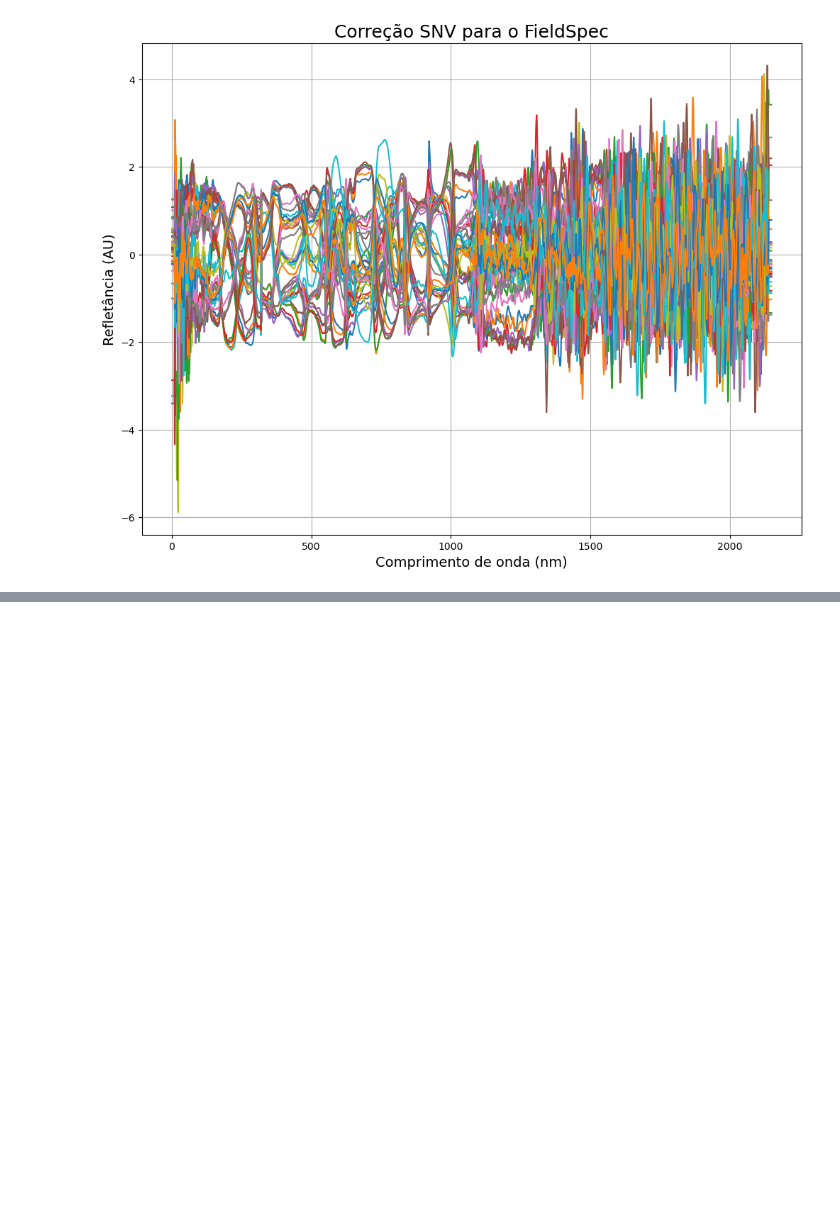
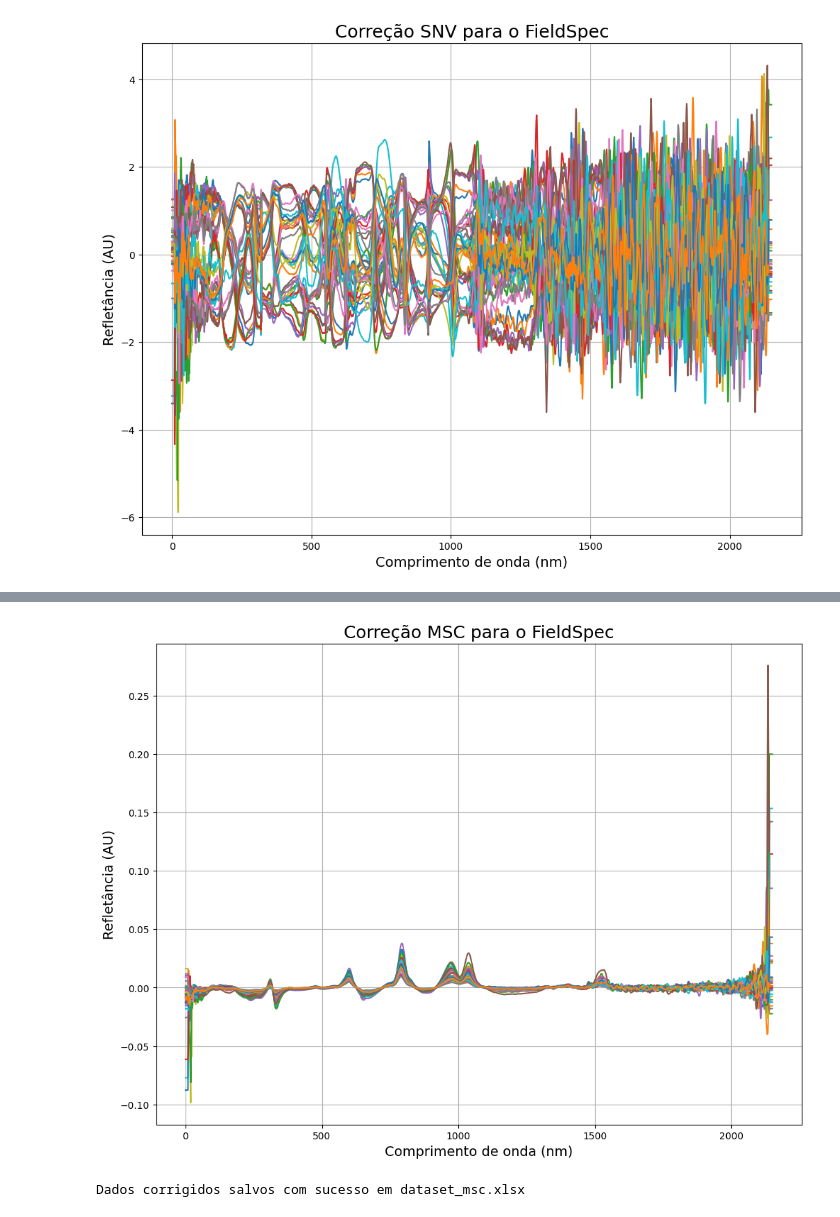
Before and after one commit to xndrxssx/field_spec_data_tests, a Jupyter notebook: field_spec_tanques_fermentacao.ipynb, the cells around one changed output, grey strips where cells are left out. Cells and saved outputs as stored; diff of their text form; code cells hidden in the pictures; blank space fills up the shorter version.

```diff
--- a/field_spec_tanques_fermentacao.ipynb
+++ b/field_spec_tanques_fermentacao.ipynb
@@ -206,0 +380,35 @@ plt.show()
+# %%
+# Define o tamanho da figura como 12x9 polegadas
+plt.figure(figsize=(12, 9))
+
+# Plota os dados corrigidos MSC contidos no DataFrame data_msc_fs
+# em relação aos valores do eixo x x_axis_fs
+plt.plot(x_axis_fs, data_msc_fs.T)
+
+# Define o rótulo do eixo x como "Comprimento de onda (nm)" com tamanho de fonte 14
+plt.xlabel("Comprimento de onda (nm)", size=14)
+
+# Define o rótulo do eixo y como "Refletância (AU)" com tamanho de fonte 14
+plt.ylabel("Refletância (AU)", size=14)
+
+# Define o título do gráfico como "Correção MSC para o FieldSpec" com tamanho de fonte 18
+plt.title("Correção MSC para o FieldSpec", size=18)
+
+# Ativa a grade no gráfico
+plt.grid("on")
+
+# Exibe o gráfico
+plt.show()
+# %% [output]
+[figure, added]
+# %%
+# Defina o nome do arquivo onde deseja salvar os dados corrigidos
+filename = "dataset_msc.xlsx"
+
+# Salve os dados corrigidos em um novo arquivo Excel
+data_msc_fs.to_excel(filename, index=False)
+
+# Exiba uma mensagem indicando que o arquivo foi salvo com sucesso
+print(f"Dados corrigidos salvos com sucesso em {filename}")
+# %% [output]
+Dados corrigidos salvos com sucesso em dataset_msc.xlsx
```
Also changed, not shown: parts of 34 cells of this notebook, 3 other files.
